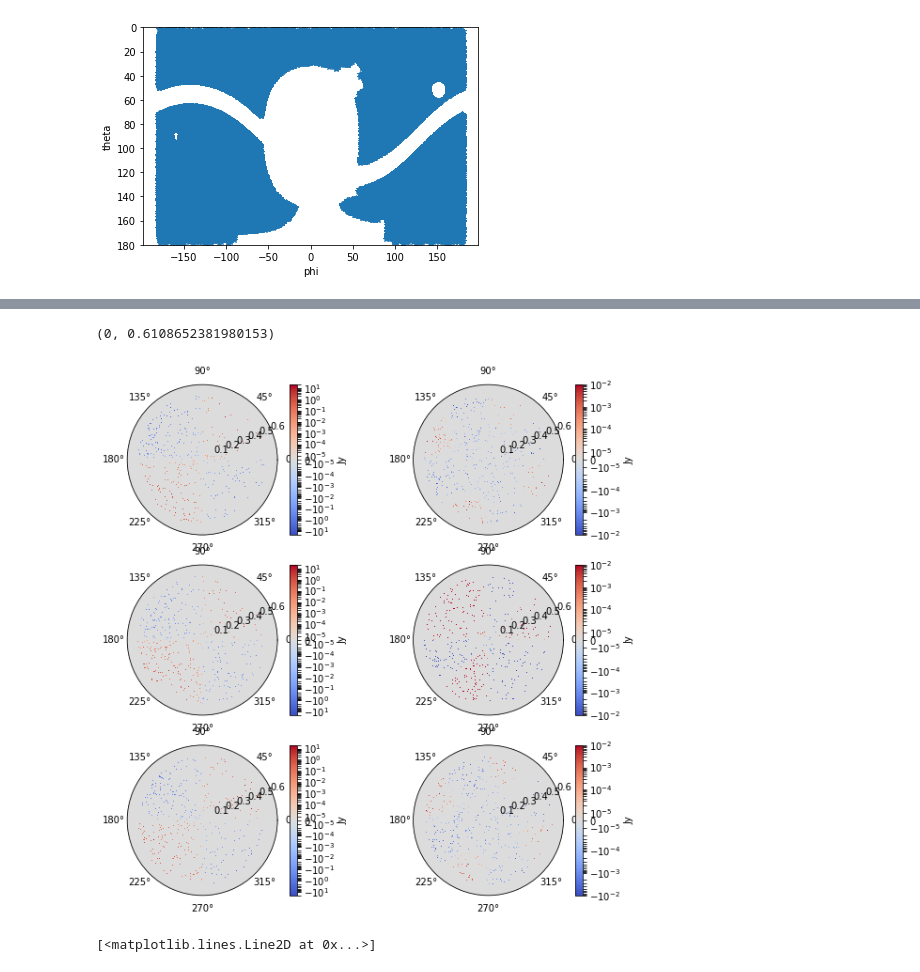
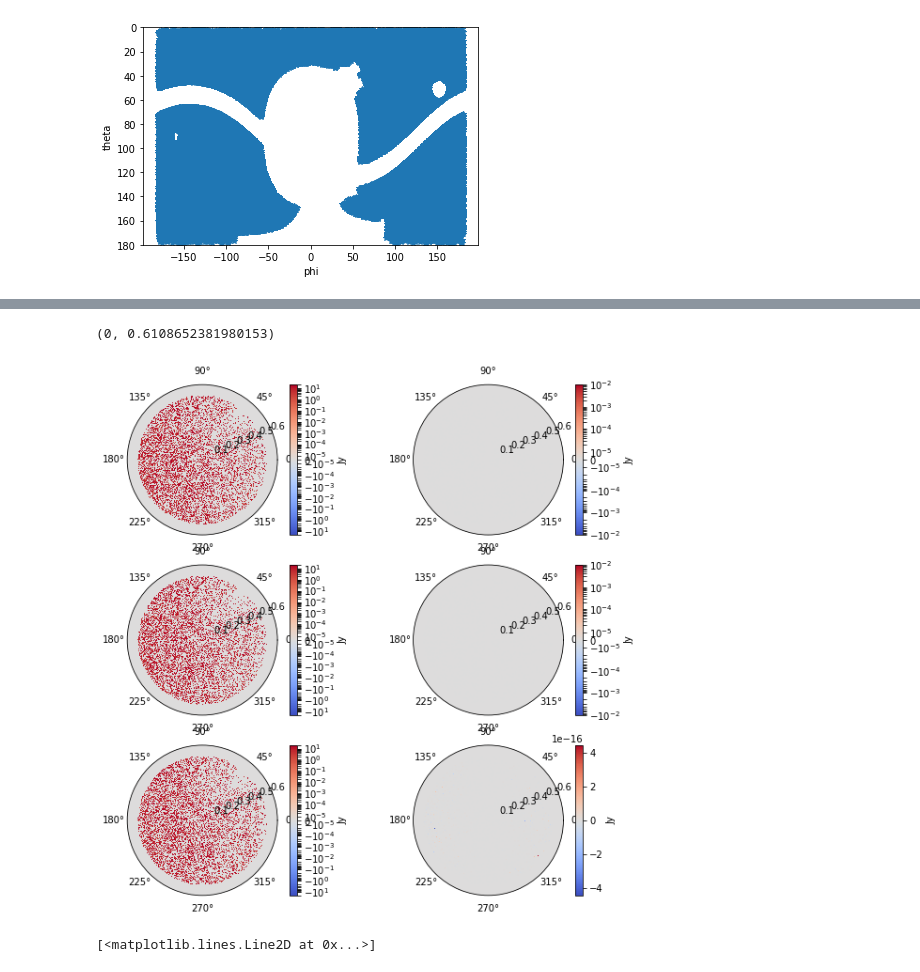
Before and after one commit to nmahesh1412/FARSIDE_imaging_performance, a Jupyter notebook: codes_implementation/dirty_image_calculation.ipynb, the cells around one changed output, grey strips where cells are left out. Cells and saved outputs as stored; diff of their text form; code cells hidden in the pictures.

```diff
--- a/codes_implementation/dirty_image_calculation.ipynb
+++ b/codes_implementation/dirty_image_calculation.ipynb
@@ -61,13 +53,14 @@ if sample==0:
     beam_square,etheta, ephi = beam_squarel,ethetal, ephil
     beam_square90,etheta90,ephi90 = beam_squarel90,ethetal90,ephil90
     flux_list = flux_0p6
+    factor =150
 elif sample==1:
     wav = 150 # in m; f = 2MHz
     index = 3
     beam_square,etheta, ephi = beam_squareh,ethetah, ephih
     beam_square90,etheta90,ephi90=beam_squareh90,ethetah90,ephih90
     flux_list = flux_2
-
+    factor =500
 elif sample==2:
 
     wav = 30 # in m; f = 10MHz
@@ -75,13 +68,24 @@ elif sample==2:
     beam_square,etheta, ephi = beam_squareh,ethetah, ephih
     beam_square90,etheta90,ephi90=beam_squareh90,ethetah90,ephih90
     flux_list = flux_10
+    factor =2500
 
 f = 300/wav
 ####Normalizing by 2 MHz
-etheta = etheta/np.max(ethetah[3,:,:])
-etheta90 = etheta90/np.max(ethetah90[3,:,:])
-ephi = ephi/np.max(ephih[3,:,:])
-ephi90 = ephi90/np.max(ephih90[3,:,:])
+l_grid = np.linspace(-1,1,int(factor))
+m_grid = l_grid
+L,M = np.meshgrid(l_grid,m_grid)
+
+q = L**2+M**2
+el = np.sqrt(1 - q)
+el[q>=1] = 0
+p =-np.arctan2(M,L)
+t = np.pi/2 - np.arcsin(el)#-np.arcsin(L,(np.sin(p)))+np.pi/2
+
+etheta = np.roll(etheta,180,axis=2)/np.max(ethetah[3,:,:])
+etheta90 = np.roll(etheta90,180,axis=2)/np.max(ethetah90[3,:,:])
+ephi = np.roll(ephi,180,axis=2)/np.max(ephih[3,:,:])
+ephi90 = np.roll(ephi90,180,axis=2)/np.max(ephih90[3,:,:])
 
 
 ra_list_c = ra_list
@@ -177,32 +191,32 @@ for a in range(2):
         vis_back[a,b]= np.sum(vis_temp_back[a,:] * np.conj(sky_obj.J_in[b,:]),axis=0)
 # %%
 fig,ax = plt.subplots(3,2, subplot_kw=dict(polar=True),figsize=(10,10))
-p1 =ax[0,0].pcolormesh(p,t,np.real(sky_obj.vis[1,0]),cmap='coolwarm',norm=SymLogNorm(linthresh=2e-5,vmin=-20, vmax =20))
+p1 =ax[0,0].pcolormesh(p,t,np.real(sky_obj.vis[0,0]),cmap='coolwarm',norm=SymLogNorm(linthresh=2e-5,vmin=-20, vmax =20))
 plt.colorbar(p1, ax=ax[0,0],label='Jy')
 ax[0,0].set_ylim([0,35*np.pi/180])
 
-p1 =ax[0,1].pcolormesh(p,t,np.imag(sky_obj.vis[1,0]),cmap='coolwarm',norm=SymLogNorm(linthresh=2e-5,vmin=-1e-2, vmax =1e-2))
+p1 =ax[0,1].pcolormesh(p,t,np.imag(sky_obj.vis[0,0]),cmap='coolwarm',norm=SymLogNorm(linthresh=2e-5,vmin=-1e-2, vmax =1e-2))
 plt.colorbar(p1, ax=ax[0,1],label='Jy')
 ax[0,1].set_ylim([0,35*np.pi/180])
 
-p1 =ax[1,0].pcolormesh(p,t,np.real(sky_obj.vis_off[1,0]),cmap='coolwarm',norm=SymLogNorm(linthresh=2e-5, vmin=-20, vmax =20))
+p1 =ax[1,0].pcolormesh(p,t,np.real(sky_obj.vis_off[0,0]),cmap='coolwarm',norm=SymLogNorm(linthresh=2e-5, vmin=-20, vmax =20))
 plt.colorbar(p1, ax=ax[1,0],label='Jy')
 ax[1,0].set_ylim([0,35*np.pi/180])
 
-p1 =ax[1,1].pcolormesh(p,t,np.imag(sky_obj.vis_off[1,0]),cmap='coolwarm',norm=SymLogNorm(linthresh=2e-5,vmin=-1e-2, vmax =1e-2))
+p1 =ax[1,1].pcolormesh(p,t,np.imag(sky_obj.vis_off[0,0]),cmap='coolwarm',norm=SymLogNorm(linthresh=2e-5,vmin=-1e-2, vmax =1e-2))
 plt.colorbar(p1, ax=ax[1,1],label='Jy')
 ax[1,1].set_ylim([0,35*np.pi/180])
 
-p1 =ax[2,0].pcolormesh(p,t,np.real(vis_back[1,0]),cmap='coolwarm',norm=SymLogNorm(linthresh=2e-5,vmin=-20, vmax =20))
+p1 =ax[2,0].pcolormesh(p,t,np.real(vis_back[0,0]),cmap='coolwarm',norm=SymLogNorm(linthresh=2e-5,vmin=-20, vmax =20))
 plt.colorbar(p1, ax=ax[2,0],label='Jy')
 ax[2,0].set_ylim([0,35*np.pi/180])
 
-p1 =ax[2,1].pcolormesh(p,t,np.imag(vis_back[1,0]),cmap='coolwarm',norm=SymLogNorm(linthresh=2e-5,vmin=-1e-2, vmax =1e-2))
+p1 =ax[2,1].pcolormesh(p,t,np.imag(vis_back[0,0]),cmap='coolwarm')#,norm=SymLogNorm(linthresh=2e-5,vmin=-1e-2, vmax =1e-2))
 plt.colorbar(p1, ax=ax[2,1],label='Jy')
 ax[2,1].set_ylim([0,35*np.pi/180])
 # %% [output]
 (0, 0.6108652381980153)
-[figure, old version]
+[figure, new version]
 # %%
 sky_obj.uvcal(wav,far_array)
 sky_obj.make_dirty_image(off_c=0)
```
Also changed, not shown: parts of 11 cells of this notebook.
